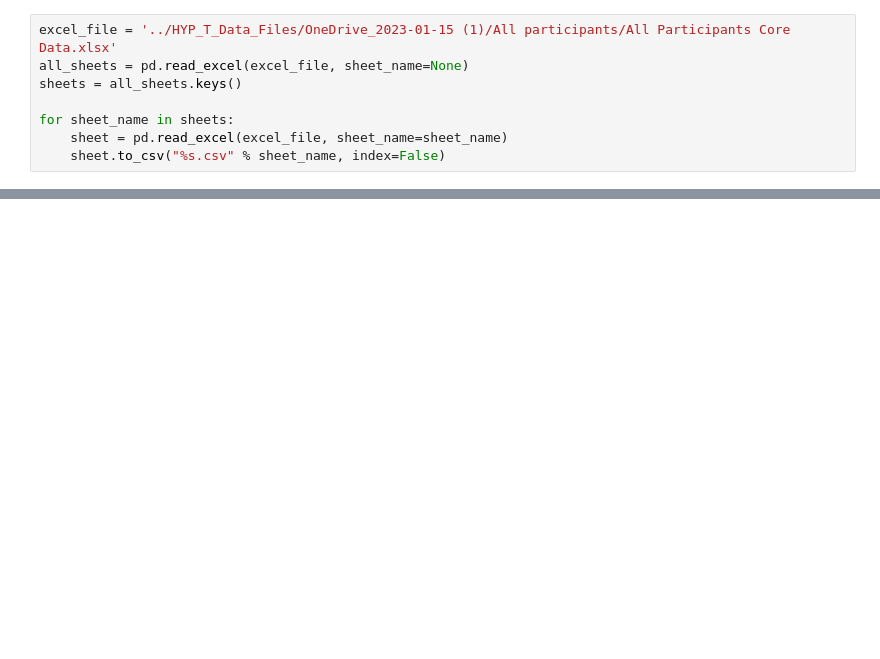
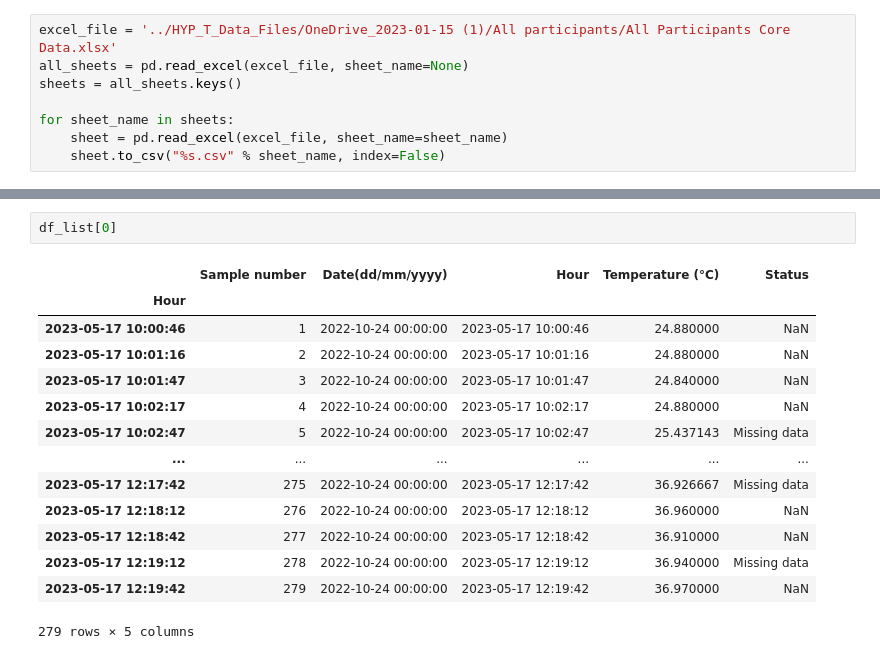
Before and after one commit to manaspalaparthi/Hyper_t, a Jupyter notebook: notebooks/core_pill_EDA.ipynb, the cells around one changed output, grey strips where cells are left out. Drawn from its saved outputs; the diff is of its cells as text; blank space fills up the shorter version.

```diff
--- a/notebooks/core_pill_EDA.ipynb
+++ b/notebooks/core_pill_EDA.ipynb
@@ -42,0 +139,17 @@ WARNING conda.gateways.disk.delete:unlink_or_rename_to_trash(139): Could not rem
+# %%
+df_list[0]
+# %% [output]
+|  | Sample number | Date(dd/mm/yyyy) | Hour | Temperature (°C) | Status |
+| Hour |  |  |  |  |  |
+| 2023-05-17 10:00:46 | 1 | 2022-10-24 00:00:00 | 2023-05-17 10:00:46 | 24.880000 | NaN |
+| 2023-05-17 10:01:16 | 2 | 2022-10-24 00:00:00 | 2023-05-17 10:01:16 | 24.880000 | NaN |
+| 2023-05-17 10:01:47 | 3 | 2022-10-24 00:00:00 | 2023-05-17 10:01:47 | 24.840000 | NaN |
+| 2023-05-17 10:02:17 | 4 | 2022-10-24 00:00:00 | 2023-05-17 10:02:17 | 24.880000 | NaN |
+| 2023-05-17 10:02:47 | 5 | 2022-10-24 00:00:00 | 2023-05-17 10:02:47 | 25.437143 | Missing data |
+| ... | ... | ... | ... | ... | ... |
+| 2023-05-17 12:17:42 | 275 | 2022-10-24 00:00:00 | 2023-05-17 12:17:42 | 36.926667 | Missing data |
+| 2023-05-17 12:18:12 | 276 | 2022-10-24 00:00:00 | 2023-05-17 12:18:12 | 36.960000 | NaN |
+| 2023-05-17 12:18:42 | 277 | 2022-10-24 00:00:00 | 2023-05-17 12:18:42 | 36.910000 | NaN |
+| 2023-05-17 12:19:12 | 278 | 2022-10-24 00:00:00 | 2023-05-17 12:19:12 | 36.940000 | Missing data |
+| 2023-05-17 12:19:42 | 279 | 2022-10-24 00:00:00 | 2023-05-17 12:19:42 | 36.970000 | NaN |
+279 rows × 5 columns
```
Also changed, not shown: parts of 16 cells of this notebook, 3 other files.
